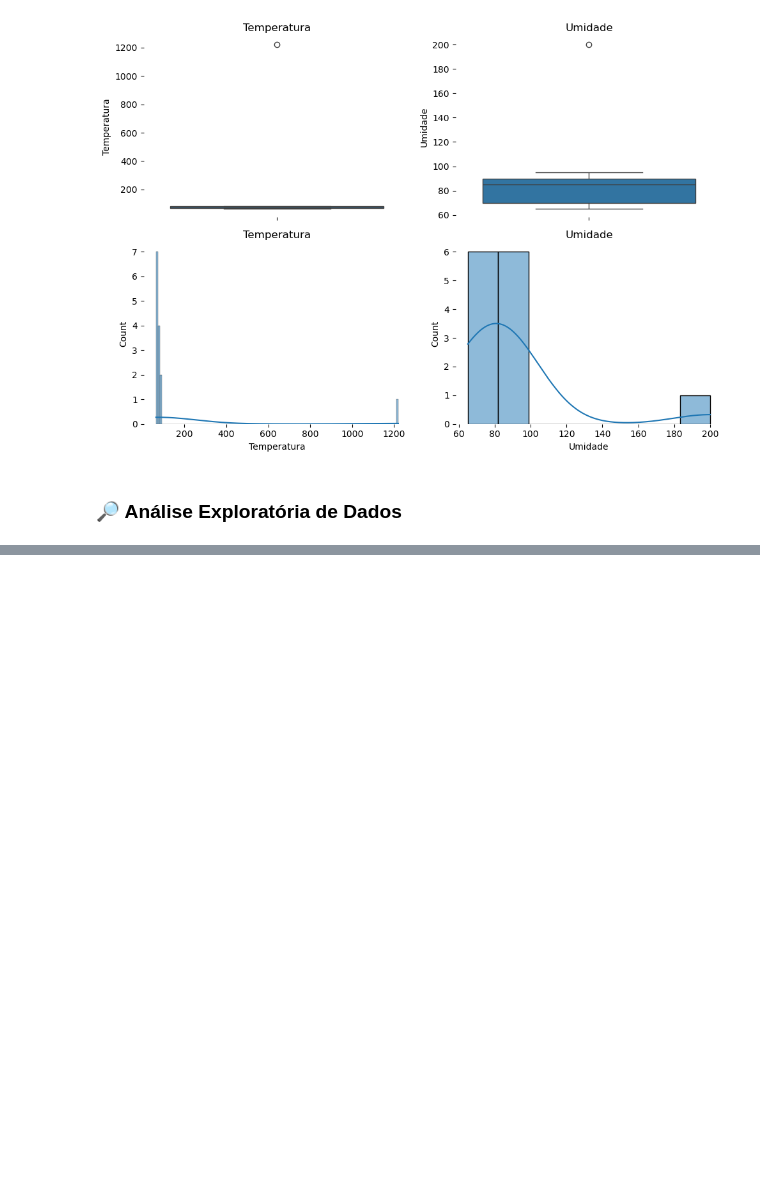
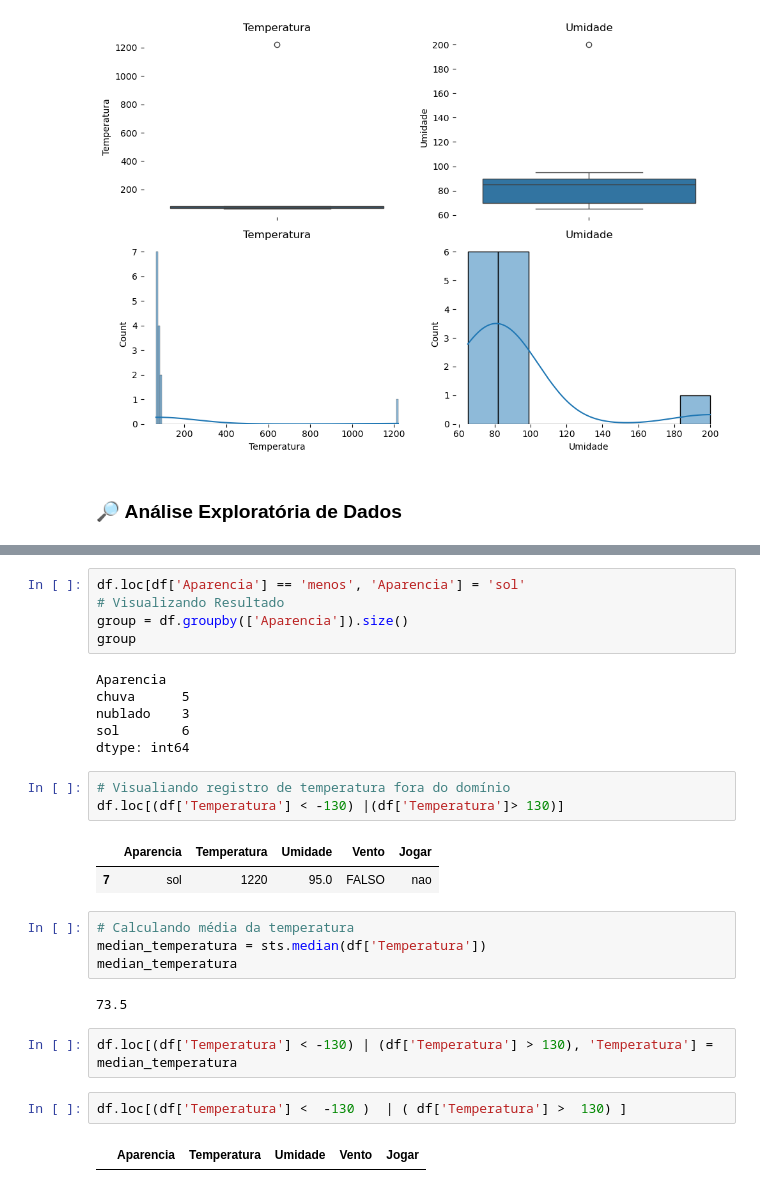
Before and after one commit to RodrigoD4v/FormacaoCD_Python, a Jupyter notebook: 1.LimpezaTratamentoDeDados/notebooks/limpezatratamento2.ipynb, the cells around one changed output, grey strips where cells are left out. Drawn from its saved outputs; the diff is of its cells as text; blank space fills up the shorter version.

```diff
--- a/1.LimpezaTratamentoDeDados/notebooks/limpezatratamento2.ipynb
+++ b/1.LimpezaTratamentoDeDados/notebooks/limpezatratamento2.ipynb
@@ -112,0 +137,29 @@ plt.show()
+# %%
+df.loc[df['Aparencia'] == 'menos', 'Aparencia'] = 'sol'
+# Visualizando Resultado
+group = df.groupby(['Aparencia']).size()
+group
+# %% [output]
+Aparencia
+chuva      5
+nublado    3
+sol        6
+dtype: int64
+# %%
+# Visualiando registro de temperatura fora do domínio
+df.loc[(df['Temperatura'] < -130) |(df['Temperatura']> 130)]
+# %% [output]
+|  | Aparencia | Temperatura | Umidade | Vento | Jogar |
+| 7 | sol | 1220 | 95.0 | FALSO | nao |
+# %%
+# Calculando média da temperatura
+median_temperatura = sts.median(df['Temperatura'])
+median_temperatura
+# %% [output]
+73.5
+# %%
+df.loc[(df['Temperatura'] < -130) | (df['Temperatura'] > 130), 'Temperatura'] = median_temperatura
+# %%
+df.loc[(df['Temperatura'] <  -130 )  | ( df['Temperatura'] >  130) ]
+# %% [output]
+|  | Aparencia | Temperatura | Umidade | Vento | Jogar |
```
Also changed, not shown: parts of 16 cells of this notebook.
